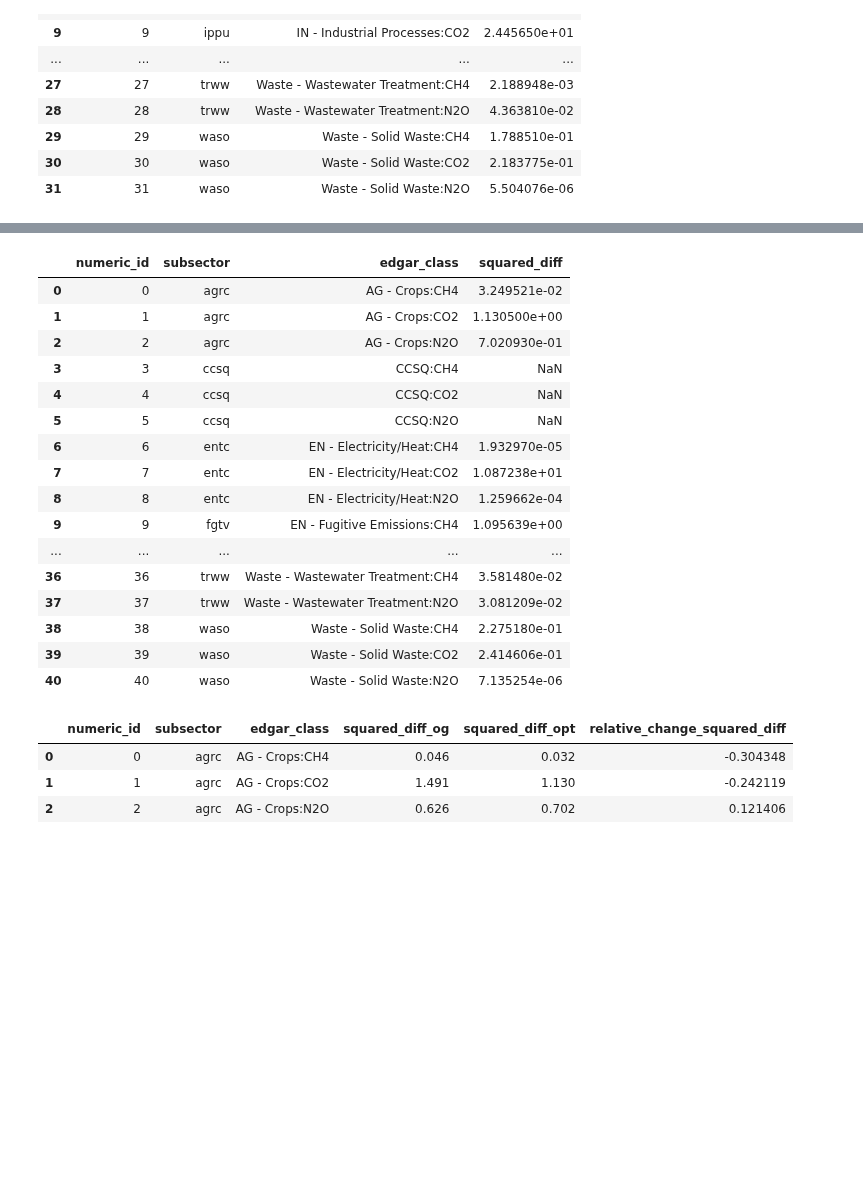
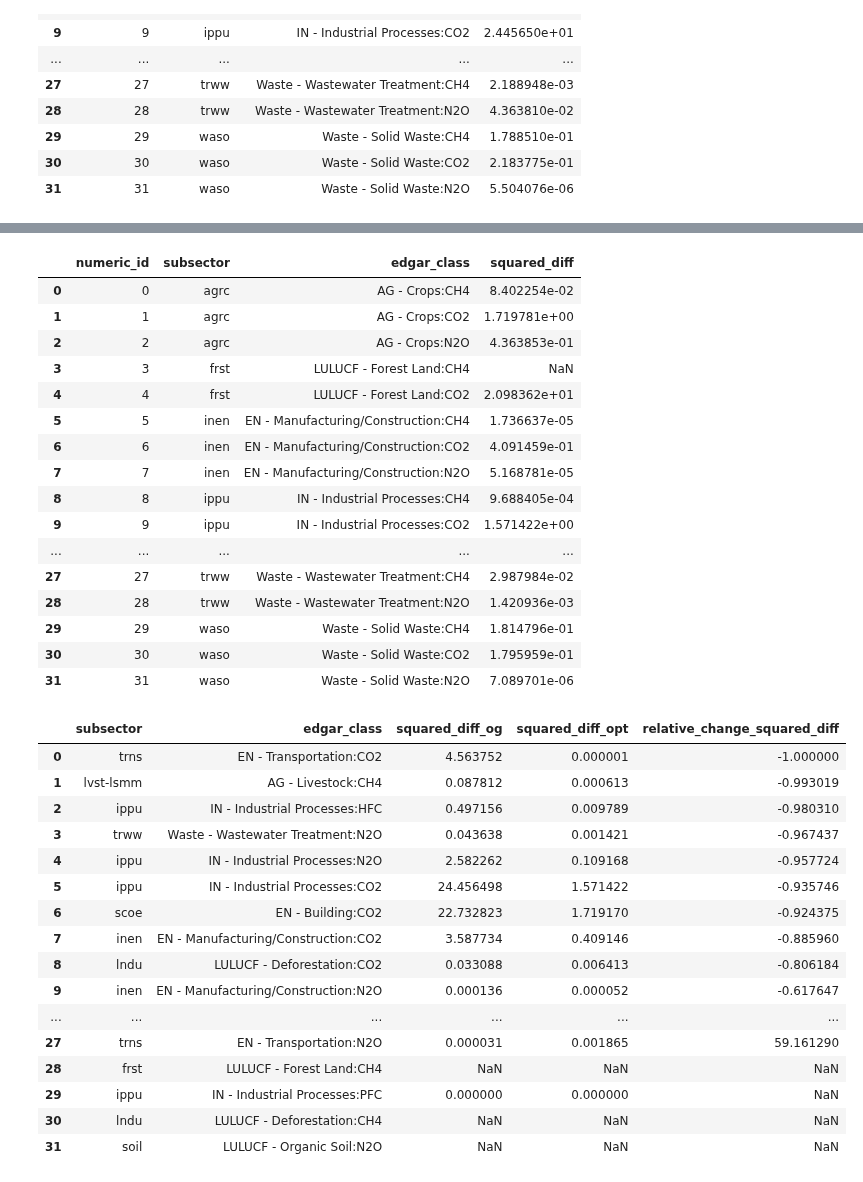
Before and after one commit to sisepuede-framework/ssp_data_calibration, a Jupyter notebook: src/opt_evaluation.ipynb, the cells around one changed output, grey strips where cells are left out. Cells and saved outputs as stored; diff of their text form; code cells hidden in the pictures; blank space fills up the shorter version.

```diff
--- a/src/opt_evaluation.ipynb
+++ b/src/opt_evaluation.ipynb
@@ -25,7 +28,7 @@ SECTORAL_REPORTS_DIR_PATH = os.path.join(MISC_DIR_PATH, 'sectoral_reports')
 # Define parameters
 iso_alpha_3 = 'HRV'
 energy_model_flag = False
-run_id = '20250224162526'
+run_id = '20250225221159'
 # %%
 # input_df = pd.read_csv('../data/real_data.csv')
 # input_df.head()
@@ -187,43 +190,59 @@ opt_report = opt_report[['numeric_id', 'subsector', 'edgar_class', 'squared_diff
 opt_report
 # %% [output]
 |  | numeric_id | subsector | edgar_class | squared_diff |
-| 0 | 0 | agrc | AG - Crops:CH4 | 3.249521e-02 |
-| 1 | 1 | agrc | AG - Crops:CO2 | 1.130500e+00 |
-| 2 | 2 | agrc | AG - Crops:N2O | 7.020930e-01 |
-| 3 | 3 | ccsq | CCSQ:CH4 | NaN |
-| 4 | 4 | ccsq | CCSQ:CO2 | NaN |
-| 5 | 5 | ccsq | CCSQ:N2O | NaN |
-| 6 | 6 | entc | EN - Electricity/Heat:CH4 | 1.932970e-05 |
-| 7 | 7 | entc | EN - Electricity/Heat:CO2 | 1.087238e+01 |
-| 8 | 8 | entc | EN - Electricity/Heat:N2O | 1.259662e-04 |
-| 9 | 9 | fgtv | EN - Fugitive Emissions:CH4 | 1.095639e+00 |
+| 0 | 0 | agrc | AG - Crops:CH4 | 8.402254e-02 |
+| 1 | 1 | agrc | AG - Crops:CO2 | 1.719781e+00 |
+| 2 | 2 | agrc | AG - Crops:N2O | 4.363853e-01 |
+| 3 | 3 | frst | LULUCF - Forest Land:CH4 | NaN |
+| 4 | 4 | frst | LULUCF - Forest Land:CO2 | 2.098362e+01 |
+| 5 | 5 | inen | EN - Manufacturing/Construction:CH4 | 1.736637e-05 |
+| 6 | 6 | inen | EN - Manufacturing/Construction:CO2 | 4.091459e-01 |
+| 7 | 7 | inen | EN - Manufacturing/Construction:N2O | 5.168781e-05 |
+| 8 | 8 | ippu | IN - Industrial Processes:CH4 | 9.688405e-04 |
+| 9 | 9 | ippu | IN - Industrial Processes:CO2 | 1.571422e+00 |
 | ... | ... | ... | ... | ... |
-| 36 | 36 | trww | Waste - Wastewater Treatment:CH4 | 3.581480e-02 |
-| 37 | 37 | trww | Waste - Wastewater Treatment:N2O | 3.081209e-02 |
-| 38 | 38 | waso | Waste - Solid Waste:CH4 | 2.275180e-01 |
-| 39 | 39 | waso | Waste - Solid Waste:CO2 | 2.414606e-01 |
-| 40 | 40 | waso | Waste - Solid Waste:N2O | 7.135254e-06 |
+| 27 | 27 | trww | Waste - Wastewater Treatment:CH4 | 2.987984e-02 |
+| 28 | 28 | trww | Waste - Wastewater Treatment:N2O | 1.420936e-03 |
+| 29 | 29 | waso | Waste - Solid Waste:CH4 | 1.814796e-01 |
+| 30 | 30 | waso | Waste - Solid Waste:CO2 | 1.795959e-01 |
+| 31 | 31 | waso | Waste - Solid Waste:N2O | 7.089701e-06 |
 # %%
 merged_df = pd.merge(og_report, opt_report, how='inner', on=['numeric_id', 'subsector', 'edgar_class'])
 merged_df.rename(columns={'diff_x': 'diff_og', 'squared_diff_x': 'squared_diff_og', 'diff_y': 'diff_opt', 'squared_diff_y': 'squared_diff_opt'}, inplace=True)
 
+# Drop the numeric_id column
+merged_df = merged_df.drop(columns='numeric_id')
+
 # Round squared_diff_og and squared_diff_opt to 3 decimal places
-merged_df['squared_diff_og'] = merged_df['squared_diff_og'].round(3)
-merged_df['squared_diff_opt'] = merged_df['squared_diff_opt'].round(3)
+merged_df['squared_diff_og'] = merged_df['squared_diff_og'].round(6)
+merged_df['squared_diff_opt'] = merged_df['squared_diff_opt'].round(6)
 
 # Calculate the relative change between the og and opt squared_diff
 merged_df['relative_change_squared_diff'] = (merged_df['squared_diff_opt'] - merged_df['squared_diff_og']) / merged_df['squared_diff_og']
 # merged_df['diff_relative'] = (merged_df['diff_opt'] - merged_df['diff_og']) / merged_df['diff_og']
 
 # Sort by diff_relative
 merged_df = merged_df.sort_values(by='relative_change_squared_diff', ascending=True).reset_index(drop=True)
 
 merged_df
 # %% [output]
-|  | numeric_id | subsector | edgar_class | squared_diff_og | squared_diff_opt | relative_change_squared_diff |
-| 0 | 0 | agrc | AG - Crops:CH4 | 0.046 | 0.032 | -0.304348 |
-| 1 | 1 | agrc | AG - Crops:CO2 | 1.491 | 1.130 | -0.242119 |
-| 2 | 2 | agrc | AG - Crops:N2O | 0.626 | 0.702 | 0.121406 |
+|  | subsector | edgar_class | squared_diff_og | squared_diff_opt | relative_change_squared_diff |
+| 0 | trns | EN - Transportation:CO2 | 4.563752 | 0.000001 | -1.000000 |
+| 1 | lvst-lsmm | AG - Livestock:CH4 | 0.087812 | 0.000613 | -0.993019 |
+| 2 | ippu | IN - Industrial Processes:HFC | 0.497156 | 0.009789 | -0.980310 |
+| 3 | trww | Waste - Wastewater Treatment:N2O | 0.043638 | 0.001421 | -0.967437 |
+| 4 | ippu | IN - Industrial Processes:N2O | 2.582262 | 0.109168 | -0.957724 |
+| 5 | ippu | IN - Industrial Processes:CO2 | 24.456498 | 1.571422 | -0.935746 |
+| 6 | scoe | EN - Building:CO2 | 22.732823 | 1.719170 | -0.924375 |
+| 7 | inen | EN - Manufacturing/Construction:CO2 | 3.587734 | 0.409146 | -0.885960 |
+| 8 | lndu | LULUCF - Deforestation:CO2 | 0.033088 | 0.006413 | -0.806184 |
+| 9 | inen | EN - Manufacturing/Construction:N2O | 0.000136 | 0.000052 | -0.617647 |
+| ... | ... | ... | ... | ... | ... |
+| 27 | trns | EN - Transportation:N2O | 0.000031 | 0.001865 | 59.161290 |
+| 28 | frst | LULUCF - Forest Land:CH4 | NaN | NaN | NaN |
+| 29 | ippu | IN - Industrial Processes:PFC | 0.000000 | 0.000000 | NaN |
+| 30 | lndu | LULUCF - Deforestation:CH4 | NaN | NaN | NaN |
+| 31 | soil | LULUCF - Organic Soil:N2O | NaN | NaN | NaN |
 # %%
 opt_evaluation_path = os.path.join(OUTPUT_DIR_PATH, run_id, f'opt_evaluation_{run_id}.csv')
 merged_df.to_csv(opt_evaluation_path, index=False)
```
Also changed, not shown: parts of 3 cells of this notebook.
